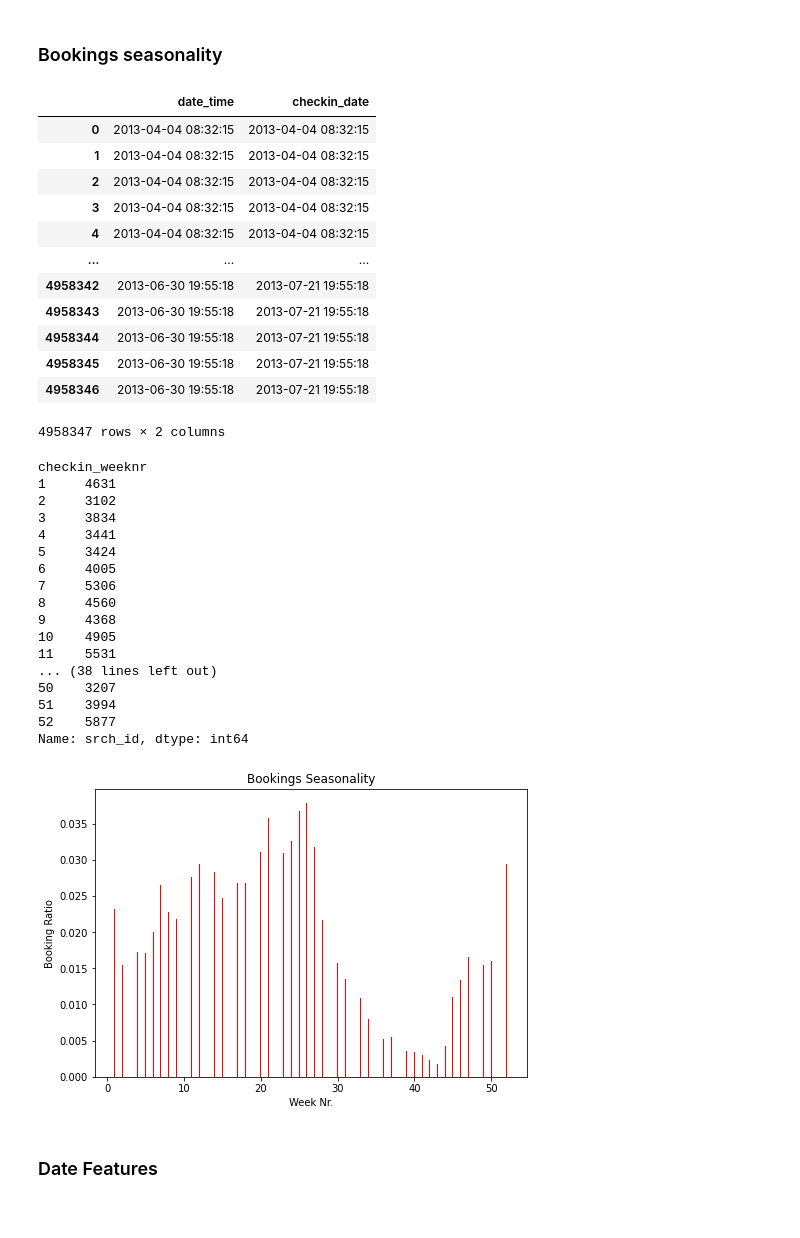
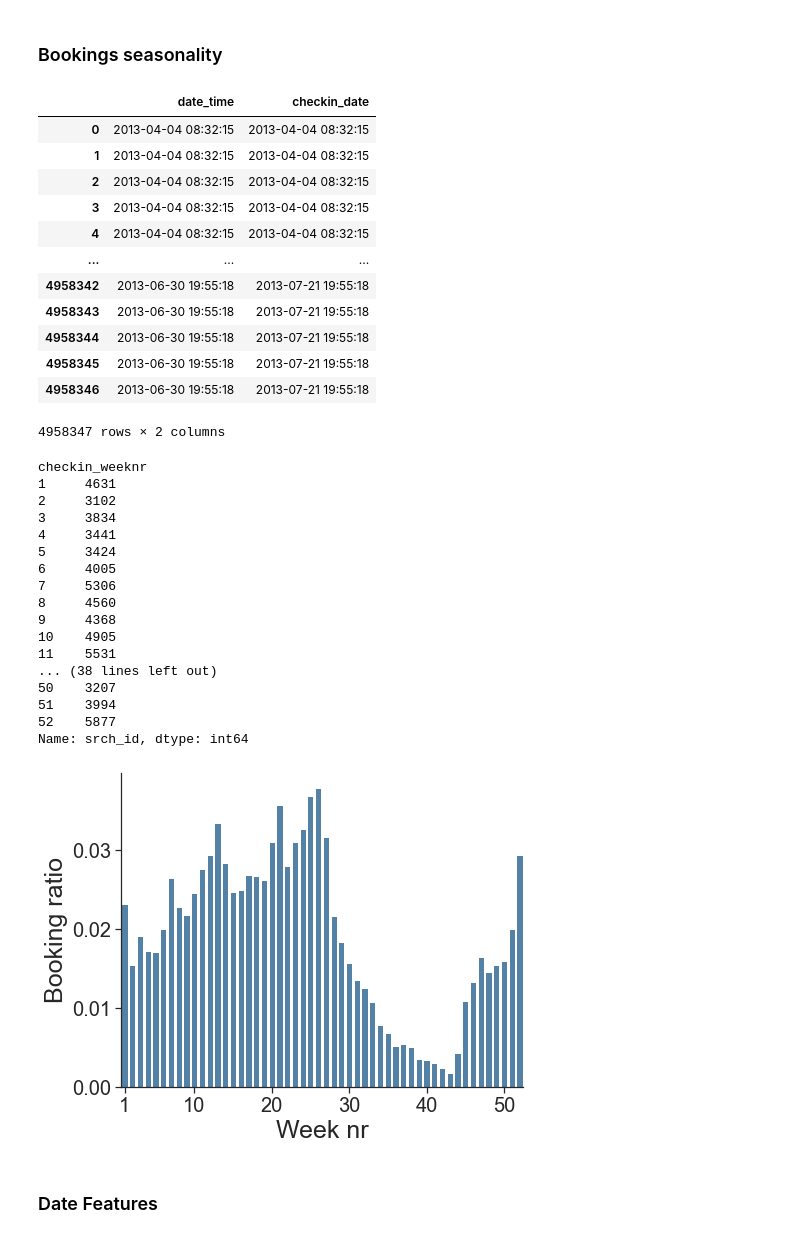
Before and after one commit to tituspellegrom/DataMiningTechniques, a Jupyter notebook: Assignment2/exploration_backup.ipynb, the cells around one changed output. Saved outputs shown, nothing was run; the diff lists cells and outputs as text; code cells hidden in the pictures.

```diff
--- a/Assignment2/exploration_backup.ipynb
+++ b/Assignment2/exploration_backup.ipynb
@@ -23,10 +24,14 @@ import seaborn as sns
 # %%
 path_dominic = 'C:/Users/doist/OneDrive/Documenten/Business Analytics/Master/Year 1/Data Mining Techniques/Assignment 2/Data/'
 path_titus = '2nd-assignment-dmt-2021/'
+path_jaimie = 'C:/Users/Jaimie/Documents/VU/Master jaar 1/'
 
 use_dominic = False
 dir = path_dominic if use_dominic else path_titus
 
+if platform.node() == 'DESKTOP-5JGA1BG':
+    dir = path_jaimie
+
 df = pd.read_csv(dir+'training_set_VU_DM.csv', parse_dates=['date_time'])
 display(df)
 # %% [output]
@@ -198,6 +220,10 @@ groupby_website = df.groupby('site_id')['srch_id'].nunique() / df['srch_id'].nun
 site_searches =  groupby_website.sort_values(ascending=False)
 display(site_searches)
 # site 5 == 'expedia.com'??
+
+sns.set(rc={'figure.figsize':(11,5)})
+fig = sns.barplot(x=site_searches.index, y=site_searches, color='blue')
+fig.set_xticklabels(fig.get_xticklabels(), rotation=90)
 # %% [output]
 site_id
 5     0.609845
@@ -518,6 +721,12 @@ Name: prop_location_score2, Length: 4958347, dtype: bool
 alpha = 0.01
 price_usd = df_stage2['price_usd']
 price_usd_winsorized = price_usd.clip(lower=price_usd.quantile(alpha), upper=price_usd.quantile(1-alpha))
+
+
+length_of_stay = df_stage2['srch_length_of_stay']
+length_of_stay_winsorized = length_of_stay.clip(lower=length_of_stay.quantile(alpha), upper=length_of_stay.quantile(1-alpha))
+booking_window = df_stage2['srch_booking_windows']
+booking_window_winsorized = booking_window.clip(lower=booking_window.quantile(alpha), upper=booking_window.quantile(1-alpha))
 
 display(price_usd_winsorized)
 outliers = price_usd[price_usd != price_usd_winsorized]
@@ -525,6 +734,8 @@ display(outliers)
 
 df_stage3 = df_stage2.copy()
 df_stage3['price_usd'] = price_usd_winsorized
+df_stage3['srch_length_of_stay'] = length_of_stay_winsorized
+df_stage3['srch_booking_windows'] = booking_window_winsorized
 # %% [output]
 0          104.77
 1          170.74
@@ -679,48 +898,60 @@ distr_weeknr = groupby_weeknr / df_stage3['srch_id'].nunique()
 display(groupby_weeknr)
 
 import matplotlib.pyplot as plt
-fig = plt.figure()
-ax = fig.add_axes([0,0,1,1])
+# fig = plt.figure()
+# ax = fig.add_axes([0,0,1,1])
 x = distr_weeknr.index.tolist()
 y = distr_weeknr.values
 
-ax.bar(x, y, 0.1, color='r')
-ax.set_ylabel('Booking Ratio')
-ax.set_xlabel('Week Nr.')
-ax.set_title('Bookings Seasonality')
-plt.show()
+# ax.bar(x, y, 0.1, color='r')
+# ax.set_ylabel('Booking Ratio')
+# ax.set_xlabel('Week Nr.')
+# ax.set_title('Bookings Seasonality')
+# plt.show()
+
+sns.set(rc={'figure.figsize':(7,5.5)})
+
+sns.set_style("ticks")
+ax = sns.barplot(x, y, color='steelblue')
+sns.despine()
+ax.set_xlabel("Week nr",fontsize=25)
+ax.set_ylabel("Booking ratio",fontsize=25)
+ax.tick_params(labelsize=20)
+ax.set(xticks=[0, 9, 19, 29, 39, 49])
+plt.tight_layout()
+plt.savefig('Figures/seasonality.pdf')
 # %% [output]
 |  | date_time | checkin_date |
 | 0 | 2013-04-04 08:32:15 | 2013-04-04 08:32:15 |
 | 1 | 2013-04-04 08:32:15 | 2013-04-04 08:32:15 |
 | 2 | 2013-04-04 08:32:15 | 2013-04-04 08:32:15 |
 | 3 | 2013-04-04 08:32:15 | 2013-04-04 08:32:15 |
 | 4 | 2013-04-04 08:32:15 | 2013-04-04 08:32:15 |
 | ... | ... | ... |
 | 4958342 | 2013-06-30 19:55:18 | 2013-07-21 19:55:18 |
 | 4958343 | 2013-06-30 19:55:18 | 2013-07-21 19:55:18 |
 | 4958344 | 2013-06-30 19:55:18 | 2013-07-21 19:55:18 |
 | 4958345 | 2013-06-30 19:55:18 | 2013-07-21 19:55:18 |
 | 4958346 | 2013-06-30 19:55:18 | 2013-07-21 19:55:18 |
 4958347 rows × 2 columns
 checkin_weeknr
 1     4631
 2     3102
 3     3834
 4     3441
 5     3424
 6     4005
 7     5306
 8     4560
 9     4368
 10    4905
 11    5531
 ... (38 lines left out)
 50    3207
 51    3994
 52    5877
 Name: srch_id, dtype: int64
-[figure, old version]
+[figure, new version]
 # %% [markdown]
 ### Date Features
 # %%
```
Also changed, not shown: parts of 30 cells of this notebook, 13 other files.
